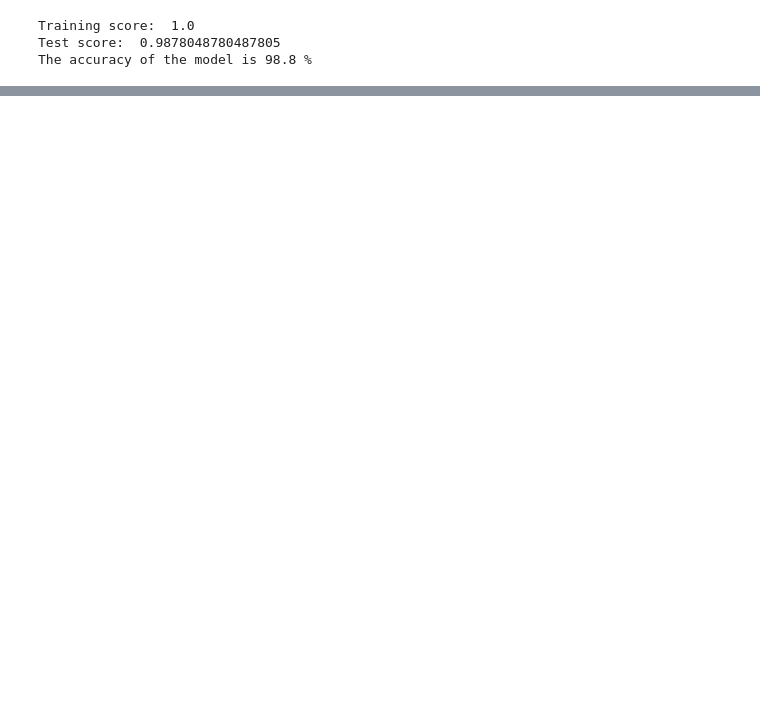
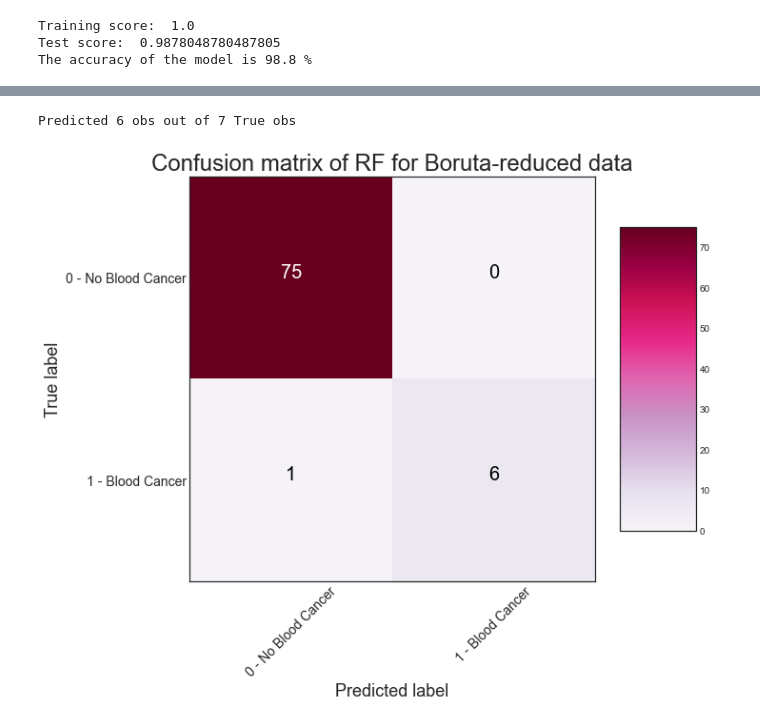
Before and after one commit to chiaraboetti/SML-project, a Jupyter notebook: model/blood/RF_blood.ipynb, the cells around one changed output, grey strips where cells are left out. Saved outputs shown, nothing was run; the diff lists cells and outputs as text; code cells hidden in the pictures; blank space fills up the shorter version.

```diff
--- a/model/blood/RF_blood.ipynb
+++ b/model/blood/RF_blood.ipynb
@@ -761,0 +723,9 @@ Predicted 6 obs out of 7 True obs
+# %%
+# Cv-most important features
+blood_train_bis, blood_test_bis = train_test_split(second_split[col_bor], test_size = 0.2, random_state = 42)
+
+X_train_bis = blood_train_bis.drop(['DepMap_ID', 'label'], axis = 1)
+y_train_bis = blood_train_bis['label']
+
+X_test_bis = blood_test_bis.drop(['DepMap_ID', 'label'], axis = 1)
+y_test_bis = blood_test_bis['label']
@@ -761,0 +743,11 @@ Predicted 6 obs out of 7 True obs
+# %%
+print(f'Predicted {y_pred_bis.sum()} obs out of {y_test_bis.sum()} True obs')
+
+cm = confusion_matrix(y_test_bis, y_pred_bis)
+plot_confusion_matrix(cm, classes = ['0 - No Blood Cancer', '1 - Blood Cancer'],
+                title = 'Confusion matrix of RF for Boruta-reduced data', cmap = plt.cm.PuRd)
+
+# Same results
+# %% [output]
+Predicted 6 obs out of 7 True obs
+[figure, added]
```
Also changed, not shown: parts of 19 cells of this notebook.
